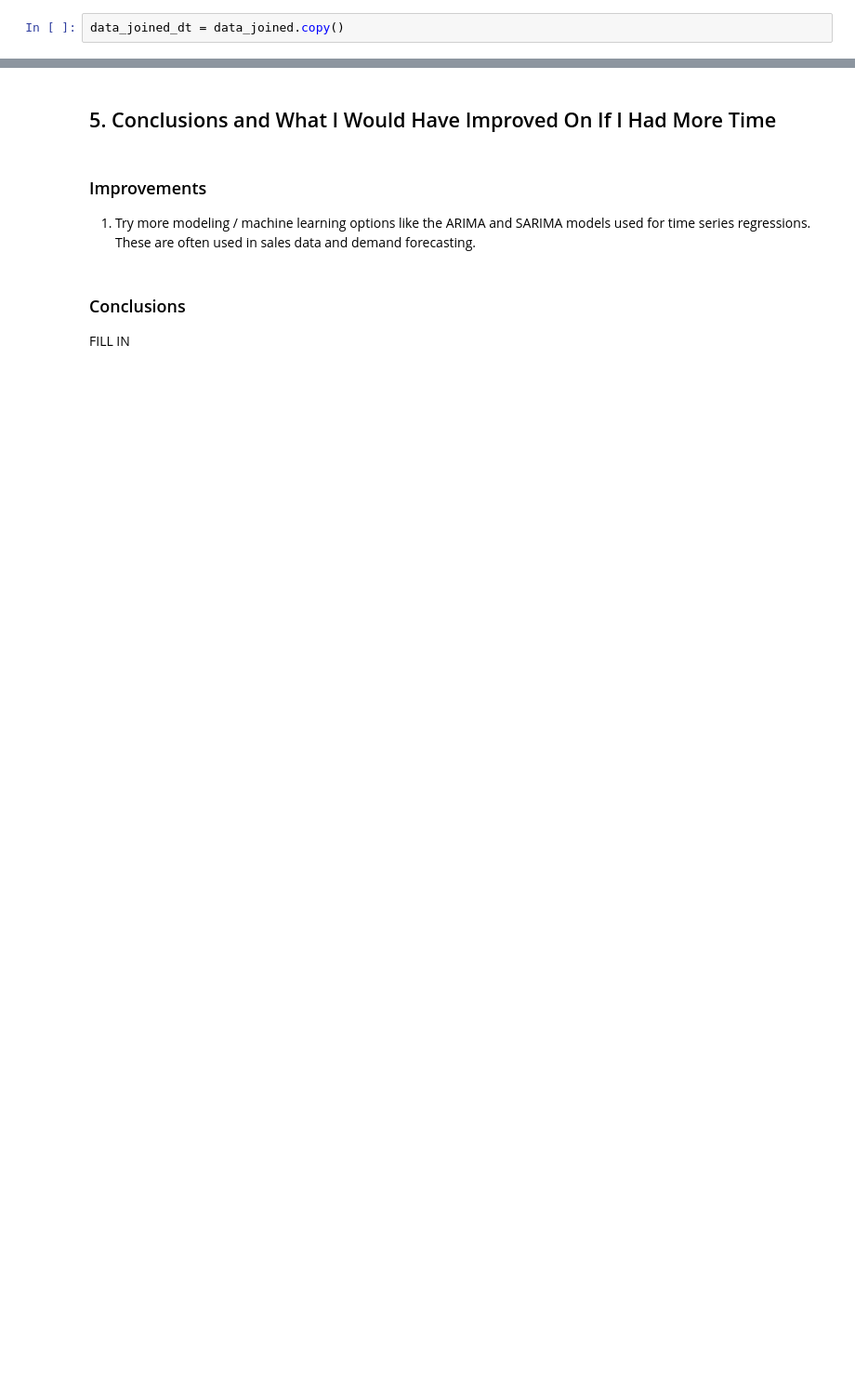
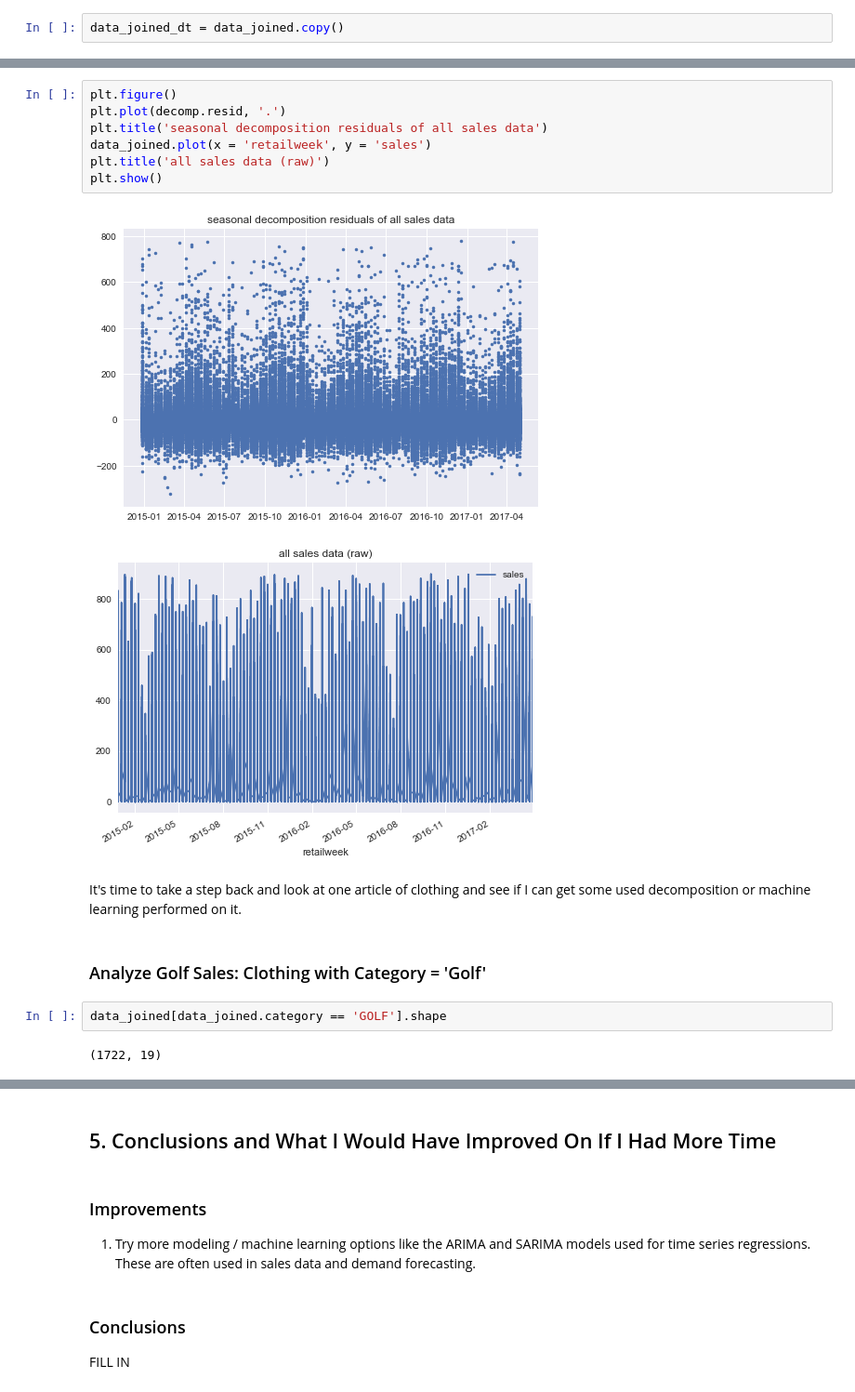
Before and after one commit to swekul/RetailSales_CaseStudy, a Jupyter notebook: RetailSales_DemandForecasting_McRoberts.ipynb, the cells around one changed output, grey strips where cells are left out. Shown at 93% size. Saved outputs shown, nothing was run; the diff lists cells and outputs as text; blank space fills up the shorter version.

```diff
--- a/RetailSales_DemandForecasting_McRoberts.ipynb
+++ b/RetailSales_DemandForecasting_McRoberts.ipynb
@@ -697,0 +716,18 @@ data_joined_dt = data_joined.copy()
+# %%
+plt.figure()
+plt.plot(decomp.resid, '.')
+plt.title('seasonal decomposition residuals of all sales data')
+data_joined.plot(x = 'retailweek', y = 'sales')
+plt.title('all sales data (raw)')
+plt.show()
+# %% [output]
+[figure, added]
+[figure, added]
+# %% [markdown]
+It's time to take a step back and look at one article of clothing and see if I can get some used decomposition or machine learning performed on it.
+# %% [markdown]
+### Analyze Golf Sales: Clothing with Category = 'Golf'
+# %%
+data_joined[data_joined.category == 'GOLF'].shape
+# %% [output]
+(1722, 19)
```
Also changed, not shown: parts of 17 cells of this notebook.
